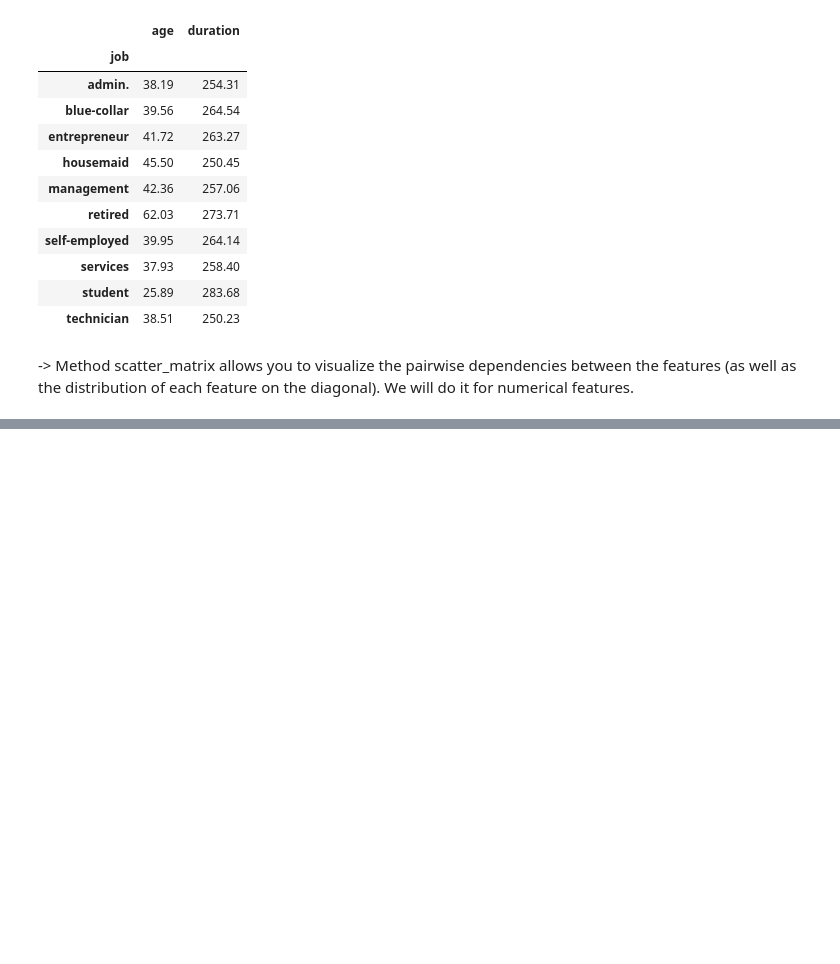
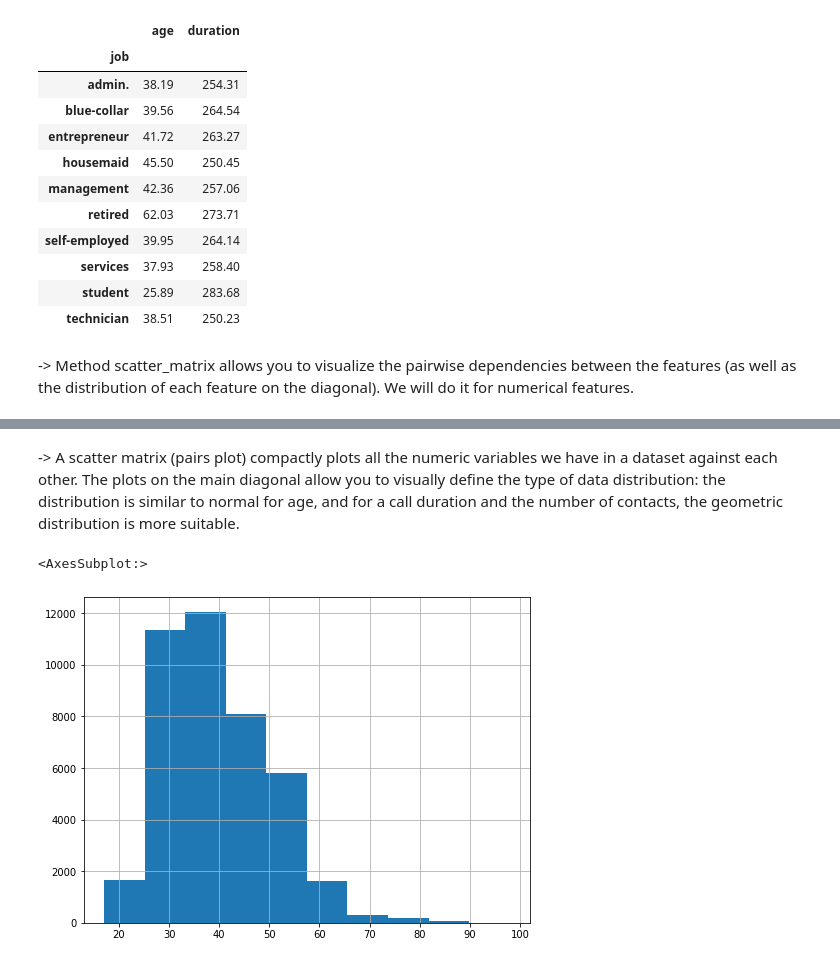
Before and after one commit to ELVAN13091999/my-first-binder, a Jupyter notebook: EDA_Using_Pandas_Framework.ipynb, the cells around one changed output, grey strips where cells are left out. Drawn from its saved outputs; the diff is of its cells as text; code cells hidden in the pictures; blank space fills up the shorter version.

```diff
--- a/EDA_Using_Pandas_Framework.ipynb
+++ b/EDA_Using_Pandas_Framework.ipynb
@@ -322,0 +341,7 @@ ModuleNotFoundError: No module named 'scipy'
+# %% [markdown]
+-> A scatter matrix (pairs plot) compactly plots all the numeric variables we have in a dataset against each other. The plots on the main diagonal allow you to visually define the type of data distribution: the distribution is similar to normal for age, and for a call duration and the number of contacts, the geometric distribution is more suitable.
+# %%
+df["age"].hist()
+# %% [output]
+<AxesSubplot:>
+[figure, added]
```
Also changed, not shown: parts of 15 cells of this notebook.
